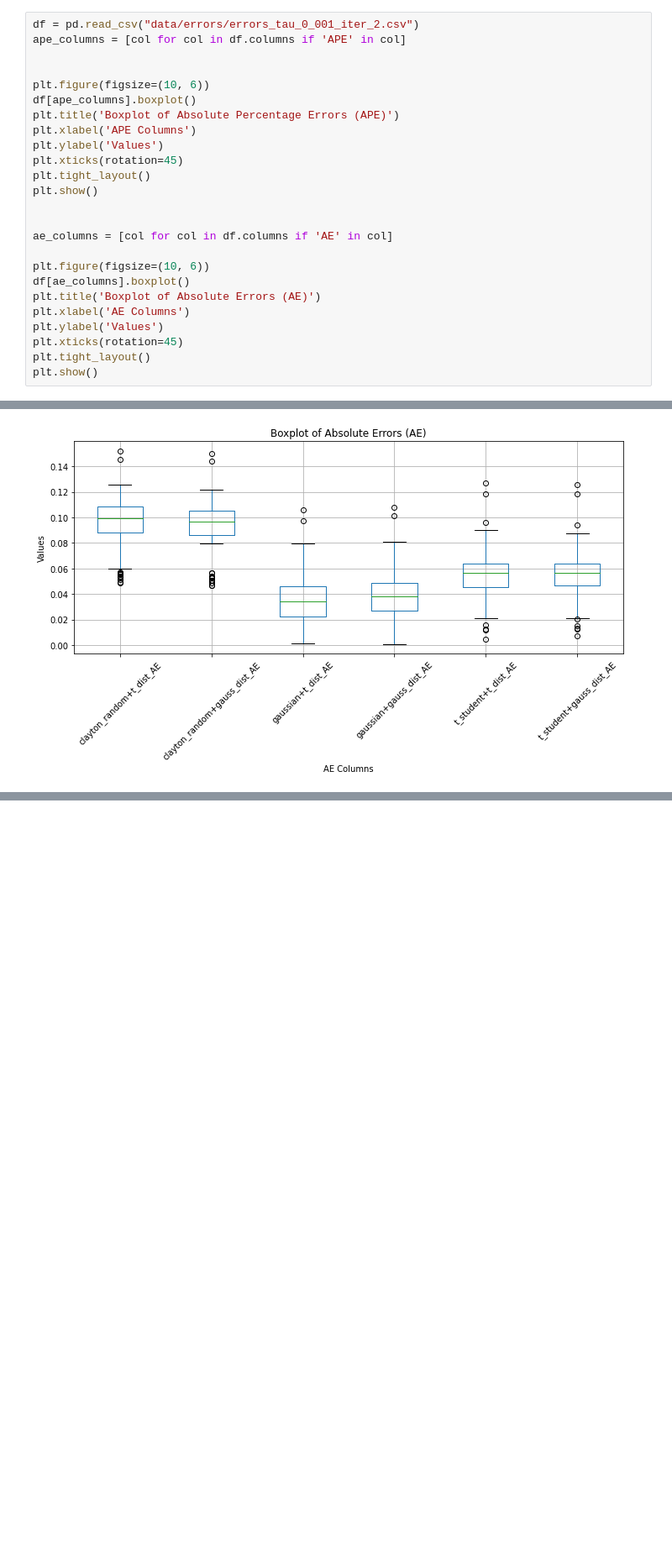
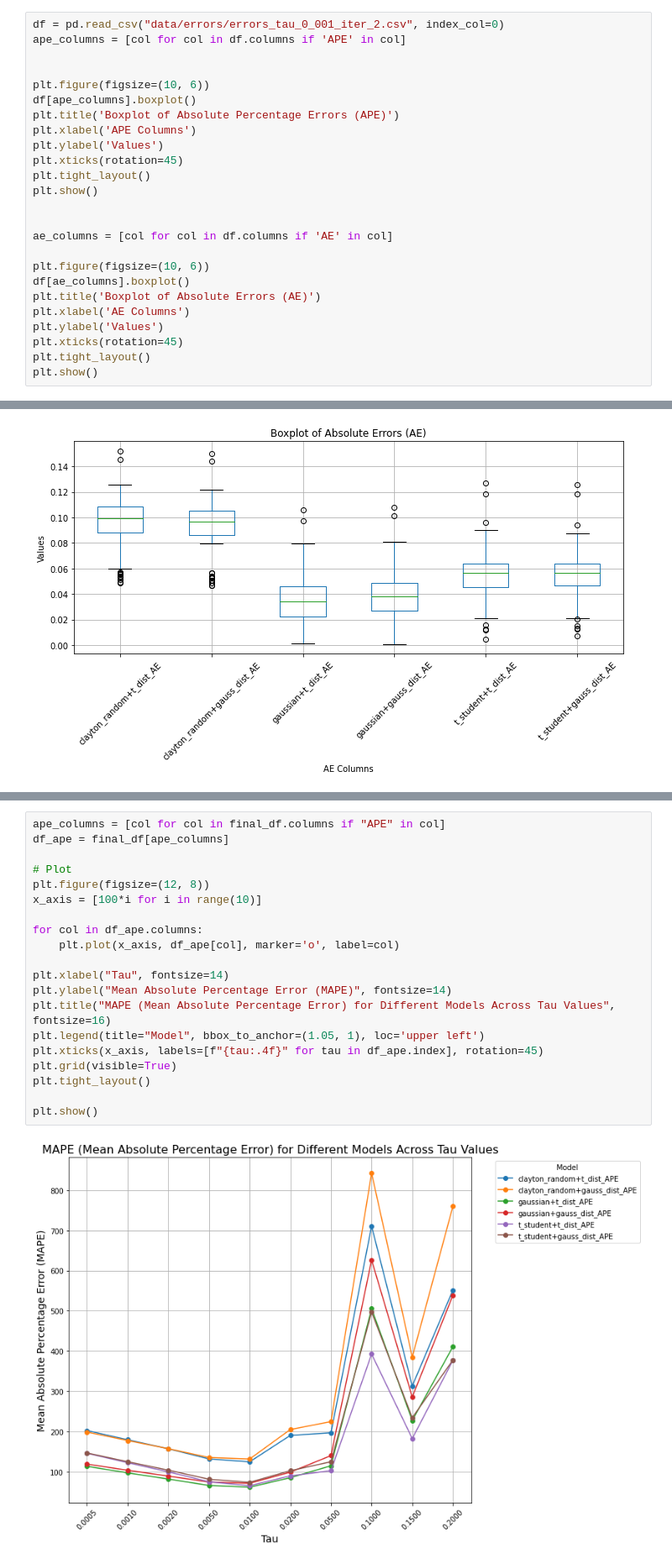
Before and after one commit to mkowalewski1282/portfolio_analysis, a Jupyter notebook: expectiles_comparison.ipynb, the cells around one changed output, grey strips where cells are left out. Shown at 84% size. Drawn from its saved outputs; the diff is of its cells as text; blank space fills up the shorter version.

Commit message:
aggregation done and boxplot for every model

```diff
--- a/expectiles_comparison.ipynb
+++ b/expectiles_comparison.ipynb
@@ -98,7 +100,7 @@ Tau: 0.2, Cop: t_student - 50
 Tau: 0.2, Cop: t_student - 55
 Tau: 0.2, Cop: t_student - 60
 # %%
-df = pd.read_csv("data/errors/errors_tau_0_001_iter_2.csv")
+df = pd.read_csv("data/errors/errors_tau_0_001_iter_2.csv", index_col=0)
 ape_columns = [col for col in df.columns if 'APE' in col]
 
 
@@ -127,0 +158,22 @@ plt.show()
+# %%
+ape_columns = [col for col in final_df.columns if "APE" in col]
+df_ape = final_df[ape_columns]
+
+# Plot
+plt.figure(figsize=(12, 8))
+x_axis = [100*i for i in range(10)]
+
+for col in df_ape.columns:
+    plt.plot(x_axis, df_ape[col], marker='o', label=col)
+
+plt.xlabel("Tau", fontsize=14)
+plt.ylabel("Mean Absolute Percentage Error (MAPE)", fontsize=14)
+plt.title("MAPE (Mean Absolute Percentage Error) for Different Models Across Tau Values", fontsize=16)
+plt.legend(title="Model", bbox_to_anchor=(1.05, 1), loc='upper left')
+plt.xticks(x_axis, labels=[f"{tau:.4f}" for tau in df_ape.index], rotation=45)
+plt.grid(visible=True)
+plt.tight_layout()
+
+plt.show()
+# %% [output]
+[figure, added]
```
Also changed, not shown: parts of 3 cells of this notebook.
